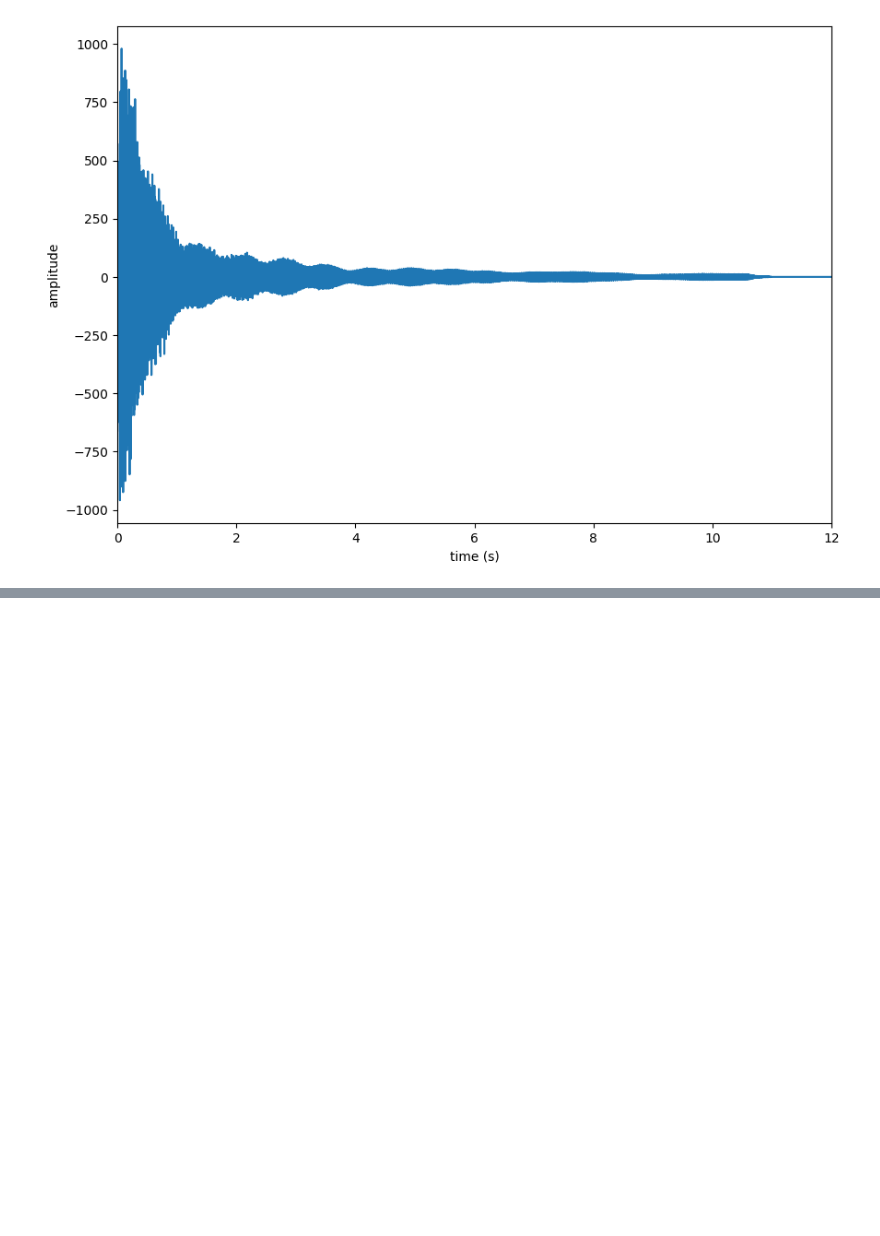
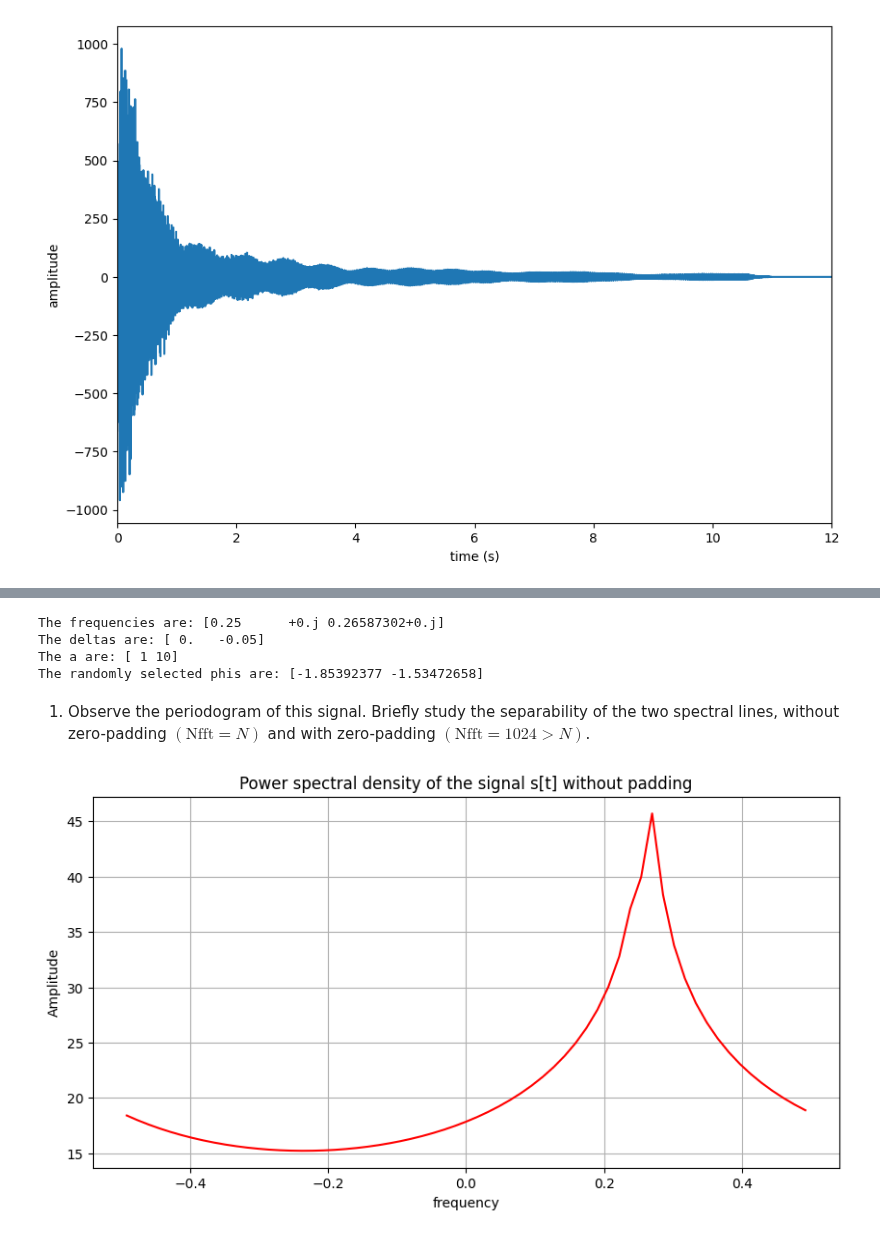
Before and after one commit to KHOUTAIBI/TSIA-TP, a Jupyter notebook: Time-Series-2/bell-TP/template-TP-HR.ipynb, the cells around one changed output, grey strips where cells are left out. Cells and saved outputs as stored; diff of their text form; code cells hidden in the pictures; blank space fills up the shorter version.

```diff
--- a/Time-Series-2/bell-TP/template-TP-HR.ipynb
+++ b/Time-Series-2/bell-TP/template-TP-HR.ipynb
@@ -240,0 +130,42 @@ IPython.display.Audio("bell_A.wav")
+# %%
+#Init N at 63
+N = 63
+
+# define the constants f_0, f_1, a_0, a_1, delta_0 and finally delta_1
+f_0 = 1/4
+f_signal = np.array([f_0, f_0 + 1/N], dtype=complex) #f_0, f_1
+a = np.array([1, 10]) # a_0 , a_1
+delta = np.array([0, -0.05]) #deltas
+phi = np.random.uniform(-np.pi, np.pi, size=2) # phi_0, phi_1
+
+print(f"The frequencies are: {f_signal}")
+print(f"The deltas are: {delta}")
+print(f"The a are: {a}")
+print(f"The randomly selected phis are: {phi}")
+
+
+x_signal = Synthesis(N, delta, f_signal, a, phi)
+# %% [output]
+The frequencies are: [0.25      +0.j 0.26587302+0.j]
+The deltas are: [ 0.   -0.05]
+The a are: [ 1 10]
+The randomly selected phis are: [-1.85392377 -1.53472658]
+# %% [markdown]
+1. Observe the periodogram of this signal. Briefly study the separability of the two spectral lines, without zero-padding $(\text{Nfft} = N)$ and with zero-padding $(\text{Nfft} = 1024 \gt N)$.
+# %%
+# Getting the FFT of the signal
+FFT_x = np.fft.fft(x_signal, n=N)
+FFT_x = np.fft.fftshift(FFT_x)
+f = np.fft.fftfreq(N)
+f = np.fft.fftshift(f)
+
+# PLotting the results
+plt.figure(figsize=(10, 5))
+plt.title("Power spectral density of the signal s[t] without padding")
+plt.plot(f, 10*np.log10(np.abs(FFT_x)**2), color="red")
+plt.xlabel("frequency")
+plt.ylabel("Amplitude")
+plt.grid()
+plt.show()
+# %% [output]
+[figure, added]
```
Also changed, not shown: parts of 56 cells of this notebook.
